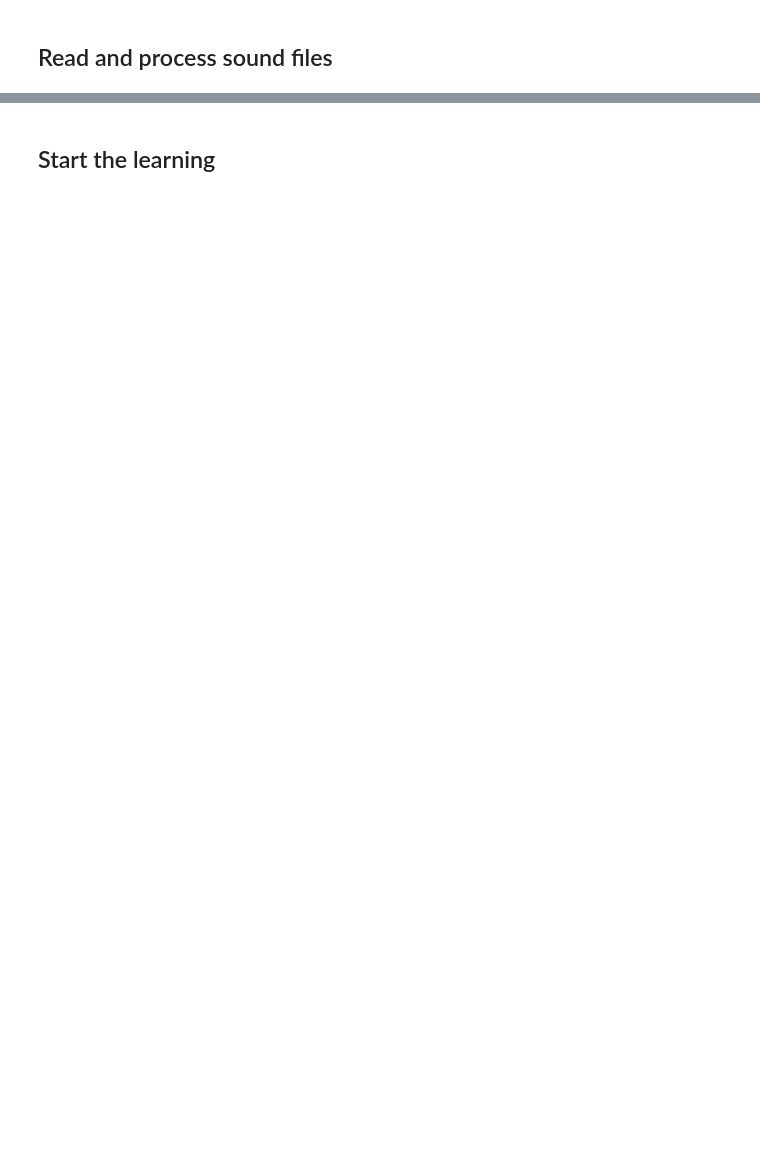
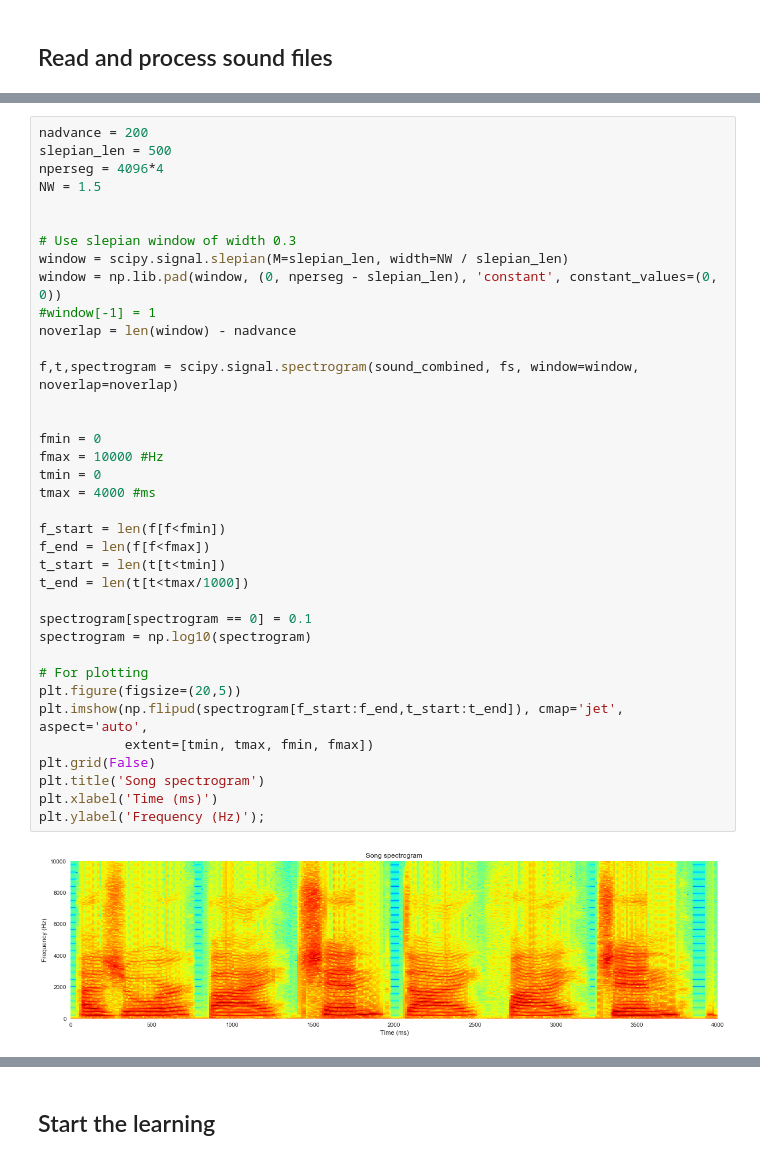
Before and after one commit to nhat-le/Sparse-Coding-Spectrogram, a Jupyter notebook: sparse_code_spectrogram.ipynb, the cells around one changed output, grey strips where cells are left out. Cells and saved outputs as stored; diff of their text form; blank space fills up the shorter version.

```diff
--- a/sparse_code_spectrogram.ipynb
+++ b/sparse_code_spectrogram.ipynb
@@ -407,0 +349,39 @@ plt.grid(False)
+# %%
+nadvance = 200
+slepian_len = 500
+nperseg = 4096*4
+NW = 1.5
+
+
+# Use slepian window of width 0.3
+window = scipy.signal.slepian(M=slepian_len, width=NW / slepian_len)
+window = np.lib.pad(window, (0, nperseg - slepian_len), 'constant', constant_values=(0, 0))
+#window[-1] = 1
+noverlap = len(window) - nadvance
+
+f,t,spectrogram = scipy.signal.spectrogram(sound_combined, fs, window=window, noverlap=noverlap)
+
+
+fmin = 0
+fmax = 10000 #Hz
+tmin = 0
+tmax = 4000 #ms
+
+f_start = len(f[f<fmin])
+f_end = len(f[f<fmax])
+t_start = len(t[t<tmin])
+t_end = len(t[t<tmax/1000])
+
+spectrogram[spectrogram == 0] = 0.1
+spectrogram = np.log10(spectrogram)
+
+# For plotting
+plt.figure(figsize=(20,5))
+plt.imshow(np.flipud(spectrogram[f_start:f_end,t_start:t_end]), cmap='jet', aspect='auto',
+           extent=[tmin, tmax, fmin, fmax])
+plt.grid(False)
+plt.title('Song spectrogram')
+plt.xlabel('Time (ms)')
+plt.ylabel('Frequency (Hz)');
+# %% [output]
+[figure, added]
```
Also changed, not shown: parts of 63 cells of this notebook.
